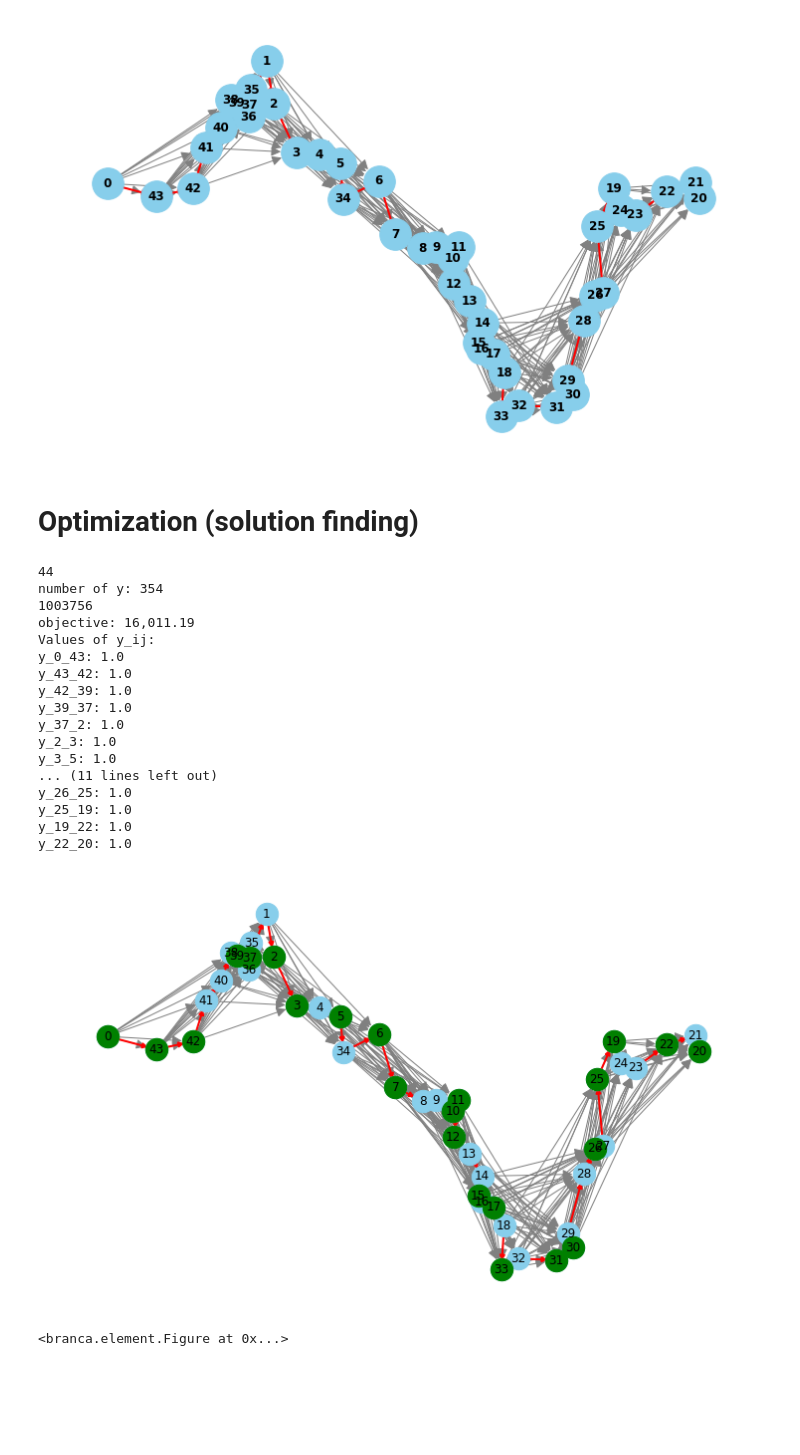
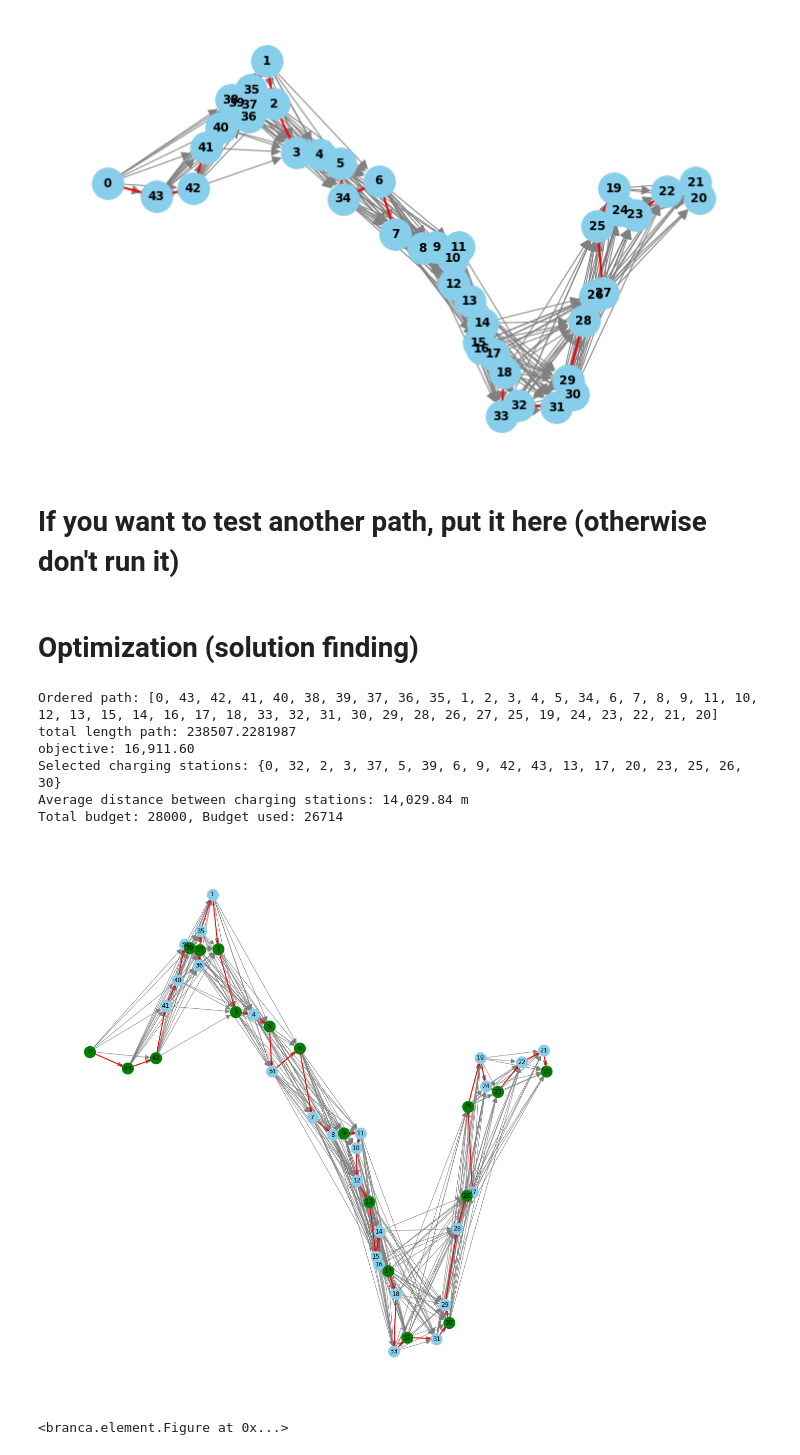
Before and after one commit to lorenzo-battiston/for-biglab, a Jupyter notebook: Text_big_project.ipynb, the cells around one changed output. Cells and saved outputs as stored; diff of their text form; code cells hidden in the pictures; blank space fills up the shorter version.

```diff
--- a/Text_big_project.ipynb
+++ b/Text_big_project.ipynb
@@ -381,3 +388,5 @@ nx.draw_networkx_edges(G, pos, edgelist=original_path_edges, edge_color='red', w
 plt.show()
 # %% [output]
 [figure]
+# %% [markdown]
+# If you want to test another path, put it here (otherwise don't run it)
@@ -400,7 +413,6 @@ def find_valid_arcs(ordered_path, distance_matrix, max_distance):
     return valid_arcs
 
 valid_arcs = find_valid_arcs(ordered_path, distance_matrix, max_distance)
-print(len(nodes_data))
 # valid_arcs[-1, 0] = 0
 # valid_arcs[20, 4]
 
@@ -414,15 +426,14 @@ m = mip.Model()
 # print(f"number of x: {len(x)}")
 # y_ij variable if we have charging station at point i and at point j
 y = {(i, j): m.add_var(var_type=mip.BINARY, name=f"y{ordered_path[i]}_{ordered_path[j]}___{i}_{j}") for (i, j) in valid_arcs.keys()}
-print(f"number of y: {len(y)}")
 
 
 #  define the constraints
 # 1. Budget Constraint
-budget = 1000_000 + nodes_data.loc[first_node, 'Cost_of_installation [euro]'] + nodes_data.loc[last_node, 'Cost_of_installation [euro]']
+budget = 28_000 + nodes_data.loc[first_node, 'Cost_of_installation [euro]']
 # budget = 10_000
-print(budget)
 m += mip.xsum(nodes_data.loc[i, 'Cost_of_installation [euro]'] * y[i, j] for (i, j) in valid_arcs.keys()) <= budget
+
 
 # m += mip.xsum(nodes_data.loc[i, 'Cost_of_installation [euro]'] * x[i] for i in nodes_data.index) <= budget
 
@@ -460,7 +471,6 @@ m.objective = mip.minimize(z)
 
 
 m.optimize()
-print(f"objective: {m.objective_value:,.2f}")
 # for i in range(len(x)):
 #   if m.vars[i].x > 0.5:
 #     print(m.vars[i], m.vars[i].x)
@@ -468,35 +478,38 @@ print(f"objective: {m.objective_value:,.2f}")
 # Extract the values of y_ij after optimization
 y_values = {(i, j): y[i, j].x for (i, j) in valid_arcs.keys()}
 
-# Print the values of y_ij
-print("Values of y_ij:")
+charging_stations = set()
+distance_between_charging_stations = []
+
 for (i, j), value in y_values.items():
     if value > 0.5:
-      print(f"y_{i}_{j}: {value}")
-
-charging_stations = set()
-for (i, j), value in y_values.items():
-    if value > 0.5:
+        distance_between_charging_stations.append(nodes_distance(i, j, ordered_path, distance_matrix))
         charging_stations.add(i)
         charging_stations.add(j)
+
+# budget used
+budget_used = sum(nodes_data.loc[i, 'Cost_of_installation [euro]'] for i in charging_stations)
+budget_used = budget_used - nodes_data.loc[last_node, 'Cost_of_installation [euro]']
+
+#print ordered path
+print(f"Ordered path: {ordered_path}")
+# total length path
+print(f"total length path: {nodes_distance(0, 20, ordered_path, distance_matrix)}")
+# print objective
+print(f"objective: {m.objective_value:,.2f}")
+# print selected charging stations
+print(f"Selected charging stations: {charging_stations}")
+# print the average distance between charging stations
+print(f"Average distance between charging stations: {np.mean(distance_between_charging_stations):,.2f} m")
+# print budget used
+print(f"Total budget: {budget - nodes_data.loc[first_node, 'Cost_of_installation [euro]']}, Budget used: {budget_used - nodes_data.loc[first_node, 'Cost_of_installation [euro]']}")
 # %% [output]
-44
-number of y: 354
-1003756
-objective: 16,011.19
-Values of y_ij:
-y_0_43: 1.0
-y_43_42: 1.0
-y_42_39: 1.0
-y_39_37: 1.0
-y_37_2: 1.0
-y_2_3: 1.0
-y_3_5: 1.0
-... (11 lines left out)
-y_26_25: 1.0
-y_25_19: 1.0
-y_19_22: 1.0
-y_22_20: 1.0
+Ordered path: [0, 43, 42, 41, 40, 38, 39, 37, 36, 35, 1, 2, 3, 4, 5, 34, 6, 7, 8, 9, 11, 10, 12, 13, 15, 14, 16, 17, 18, 33, 32, 31, 30, 29, 28, 26, 27, 25, 19, 24, 23, 22, 21, 20]
+total length path: 238507.2281987
+objective: 16,911.60
+Selected charging stations: {0, 32, 2, 3, 37, 5, 39, 6, 9, 42, 43, 13, 17, 20, 23, 25, 26, 30}
+Average distance between charging stations: 14,029.84 m
+Total budget: 28000, Budget used: 26714
 # %%
 max_distance = 50_000  # 50,000 meters
 valid_arcs_dict = {}
@@ -505,35 +518,35 @@ G = nx.DiGraph()
 
 # Add nodes
 G.add_nodes_from(nodes_data.apply(lambda row: (
     row["tourist_dest_id"],
     {"pos": (row["x (longitude)"], row["y (latitude)"]), "label": f"{row['Comune']} - {row['Piazza']}"}
 ), axis=1).tolist())
 
 for i, start_node in enumerate(ordered_path):
     for next_node in ordered_path[i + 1:]:
         distance = nodes_distance(start_node, next_node, ordered_path, distance_matrix)
         if(distance <= max_distance):
             if not G.has_edge(start_node, next_node):
                 G.add_edge(start_node, next_node, distance=distance)
                 valid_arcs_dict[(start_node, next_node)] = distance
         else: break
 
 # Create a list of edges for the original path
 original_path_edges = [(ordered_path[i], ordered_path[i + 1]) for i in range(len(ordered_path) - 1)]
 
 # Visualization
-plt.figure(figsize=(10, 6))
+plt.figure(figsize=(15, 15))
 nx.draw(G, pos, with_labels=True, node_color='skyblue', node_size=500, edge_color='gray', arrowsize=20)
 
 # Highlight nodes with charging stations
 nx.draw_networkx_nodes(G, pos, nodelist=charging_stations, node_color='green', node_size=500)
 
 # Highlight the original path in red
 nx.draw_networkx_edges(G, pos, edgelist=original_path_edges, edge_color='red', width=2)
 
 plt.show()
 # %% [output]
-[figure, old version]
+[figure, new version]
 # %%
 import folium
 from branca.element import Figure
```
Also changed, not shown: parts of 4 cells of this notebook, 1 other file.
